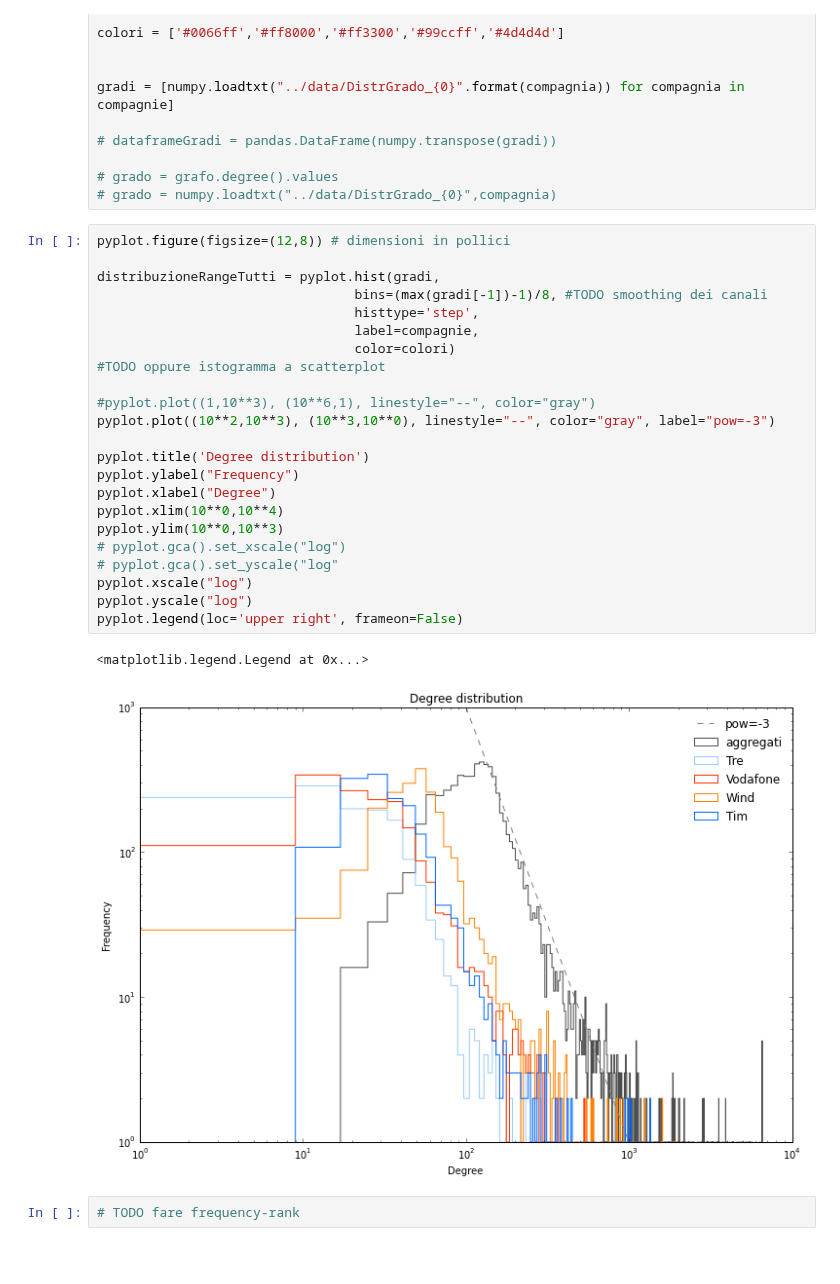
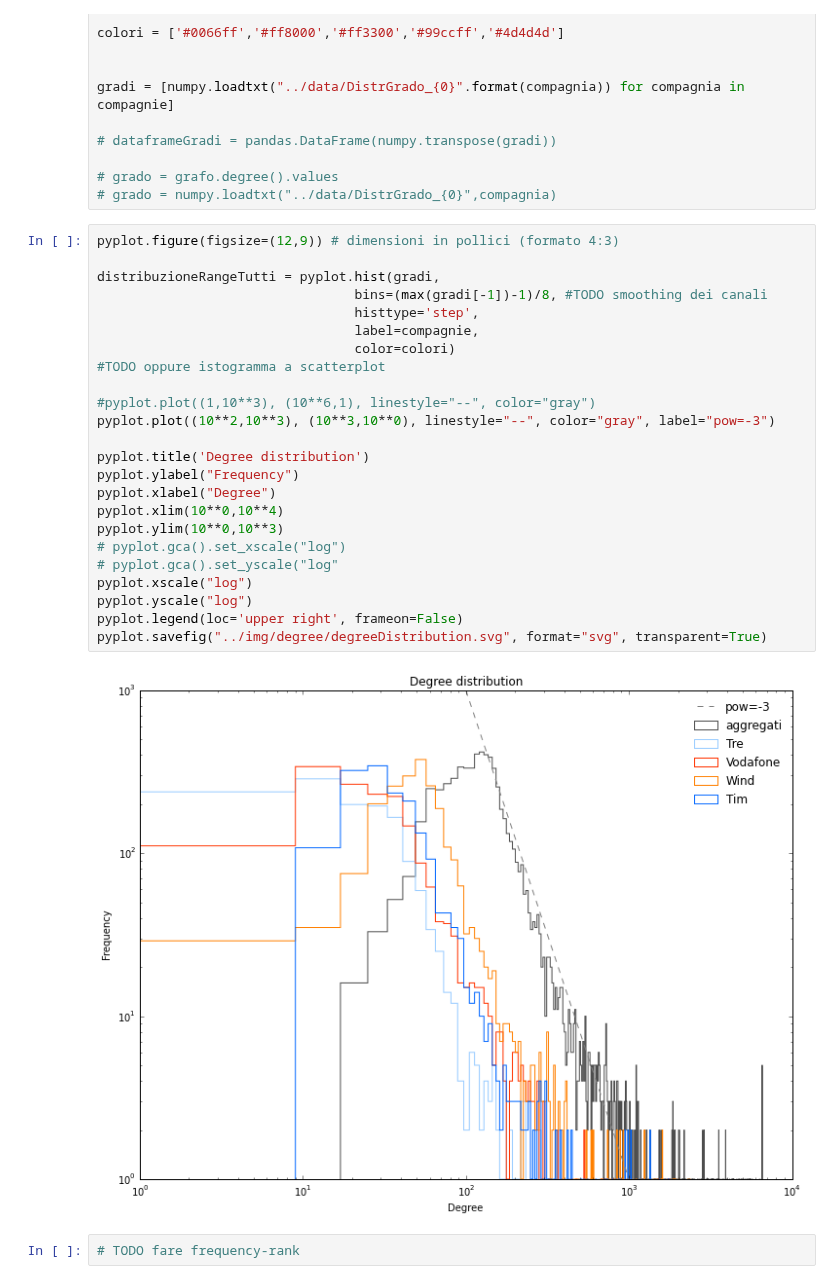
Before and after one commit to FedericoMuciaccia/SistemiComplessi, a Jupyter notebook: src/degree_distribution.ipynb, the cells around one changed output. Saved outputs shown, nothing was run; the diff lists cells and outputs as text; blank space fills up the shorter version.

```diff
--- a/src/degree_distribution.ipynb
+++ b/src/degree_distribution.ipynb
@@ -280,30 +280,30 @@ gradi = [numpy.loadtxt("../data/DistrGrado_{0}".format(compagnia)) for compagnia
 # grado = grafo.degree().values
 # grado = numpy.loadtxt("../data/DistrGrado_{0}",compagnia)
 # %%
-pyplot.figure(figsize=(12,8)) # dimensioni in pollici
+pyplot.figure(figsize=(12,9)) # dimensioni in pollici (formato 4:3)
 
 distribuzioneRangeTutti = pyplot.hist(gradi,
                                  bins=(max(gradi[-1])-1)/8, #TODO smoothing dei canali
                                  histtype='step',
                                  label=compagnie,
                                  color=colori)
 #TODO oppure istogramma a scatterplot
 
 #pyplot.plot((1,10**3), (10**6,1), linestyle="--", color="gray")
 pyplot.plot((10**2,10**3), (10**3,10**0), linestyle="--", color="gray", label="pow=-3")
 
 pyplot.title('Degree distribution')
 pyplot.ylabel("Frequency")
 pyplot.xlabel("Degree")
 pyplot.xlim(10**0,10**4)
 pyplot.ylim(10**0,10**3)
 # pyplot.gca().set_xscale("log")
 # pyplot.gca().set_yscale("log"
 pyplot.xscale("log")
 pyplot.yscale("log")
 pyplot.legend(loc='upper right', frameon=False)
+pyplot.savefig("../img/degree/degreeDistribution.svg", format="svg", transparent=True)
 # %% [output]
-<matplotlib.legend.Legend at 0x...>
-[figure, old version]
+[figure, new version]
 # %%
 # TODO fare frequency-rank
```
Also changed, not shown: parts of 2 cells of this notebook, 6 other files.
